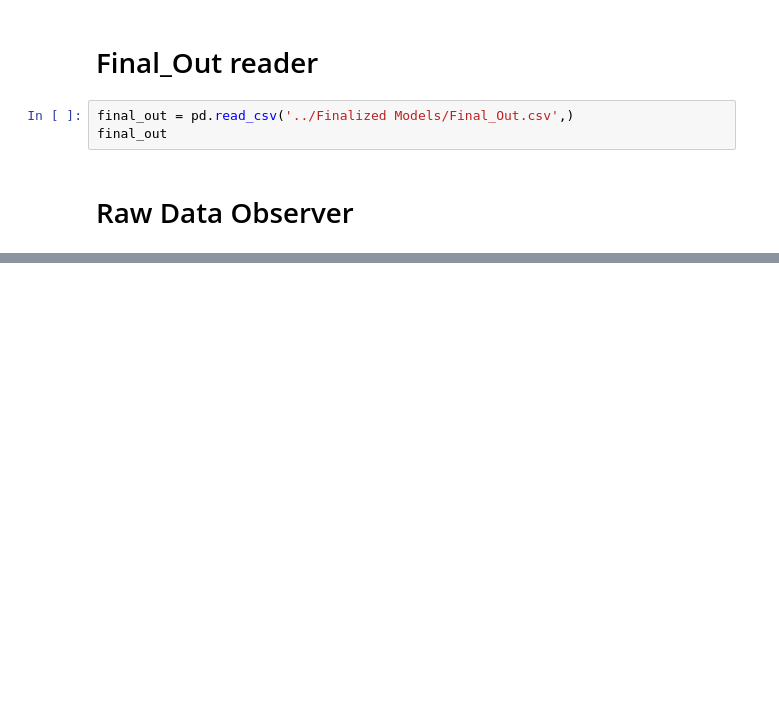
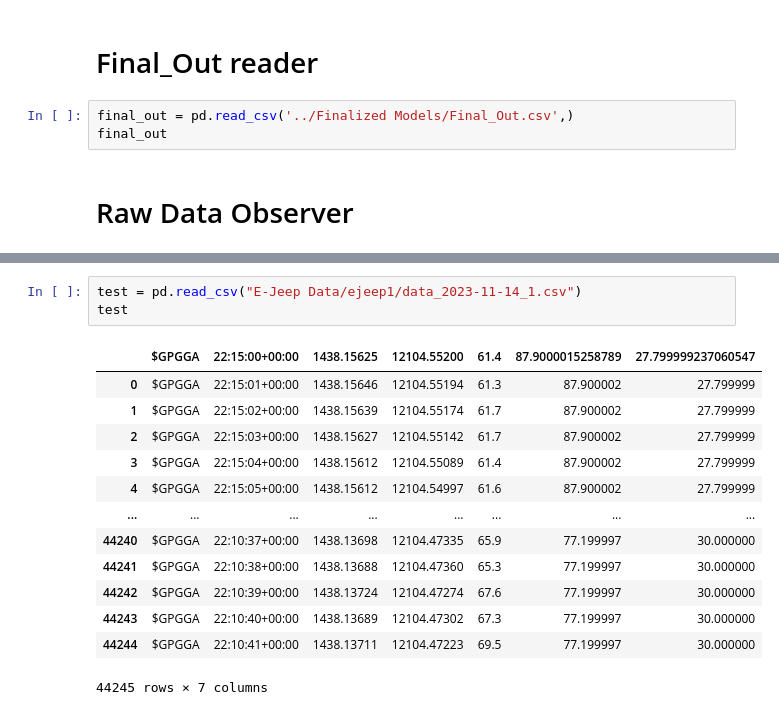
Before and after one commit to CSfromCS/VHS-Thesis, a Jupyter notebook: Data Preprocessing/DataProcessor.ipynb, the cells around one changed output, grey strips where cells are left out. Drawn from its saved outputs; the diff is of its cells as text; blank space fills up the shorter version.

Commit message:
update data processor

```diff
--- a/Data Preprocessing/DataProcessor.ipynb
+++ b/Data Preprocessing/DataProcessor.ipynb
@@ -713,0 +733,17 @@ done with data_2023-11-14_1.csv
+# %%
+test = pd.read_csv("E-Jeep Data/ejeep1/data_2023-11-14_1.csv")
+test
+# %% [output]
+|  | $GPGGA | 22:15:00+00:00 | 1438.15625 | 12104.55200 | 61.4 | 87.9000015258789 | 27.799999237060547 |
+| 0 | $GPGGA | 22:15:01+00:00 | 1438.15646 | 12104.55194 | 61.3 | 87.900002 | 27.799999 |
+| 1 | $GPGGA | 22:15:02+00:00 | 1438.15639 | 12104.55174 | 61.7 | 87.900002 | 27.799999 |
+| 2 | $GPGGA | 22:15:03+00:00 | 1438.15627 | 12104.55142 | 61.7 | 87.900002 | 27.799999 |
+| 3 | $GPGGA | 22:15:04+00:00 | 1438.15612 | 12104.55089 | 61.4 | 87.900002 | 27.799999 |
+| 4 | $GPGGA | 22:15:05+00:00 | 1438.15612 | 12104.54997 | 61.6 | 87.900002 | 27.799999 |
+| ... | ... | ... | ... | ... | ... | ... | ... |
+| 44240 | $GPGGA | 22:10:37+00:00 | 1438.13698 | 12104.47335 | 65.9 | 77.199997 | 30.000000 |
+| 44241 | $GPGGA | 22:10:38+00:00 | 1438.13688 | 12104.47360 | 65.3 | 77.199997 | 30.000000 |
+| 44242 | $GPGGA | 22:10:39+00:00 | 1438.13724 | 12104.47274 | 67.6 | 77.199997 | 30.000000 |
+| 44243 | $GPGGA | 22:10:40+00:00 | 1438.13689 | 12104.47302 | 67.3 | 77.199997 | 30.000000 |
+| 44244 | $GPGGA | 22:10:41+00:00 | 1438.13711 | 12104.47223 | 69.5 | 77.199997 | 30.000000 |
+44245 rows × 7 columns
```
Also changed, not shown: parts of 1 cell of this notebook.
